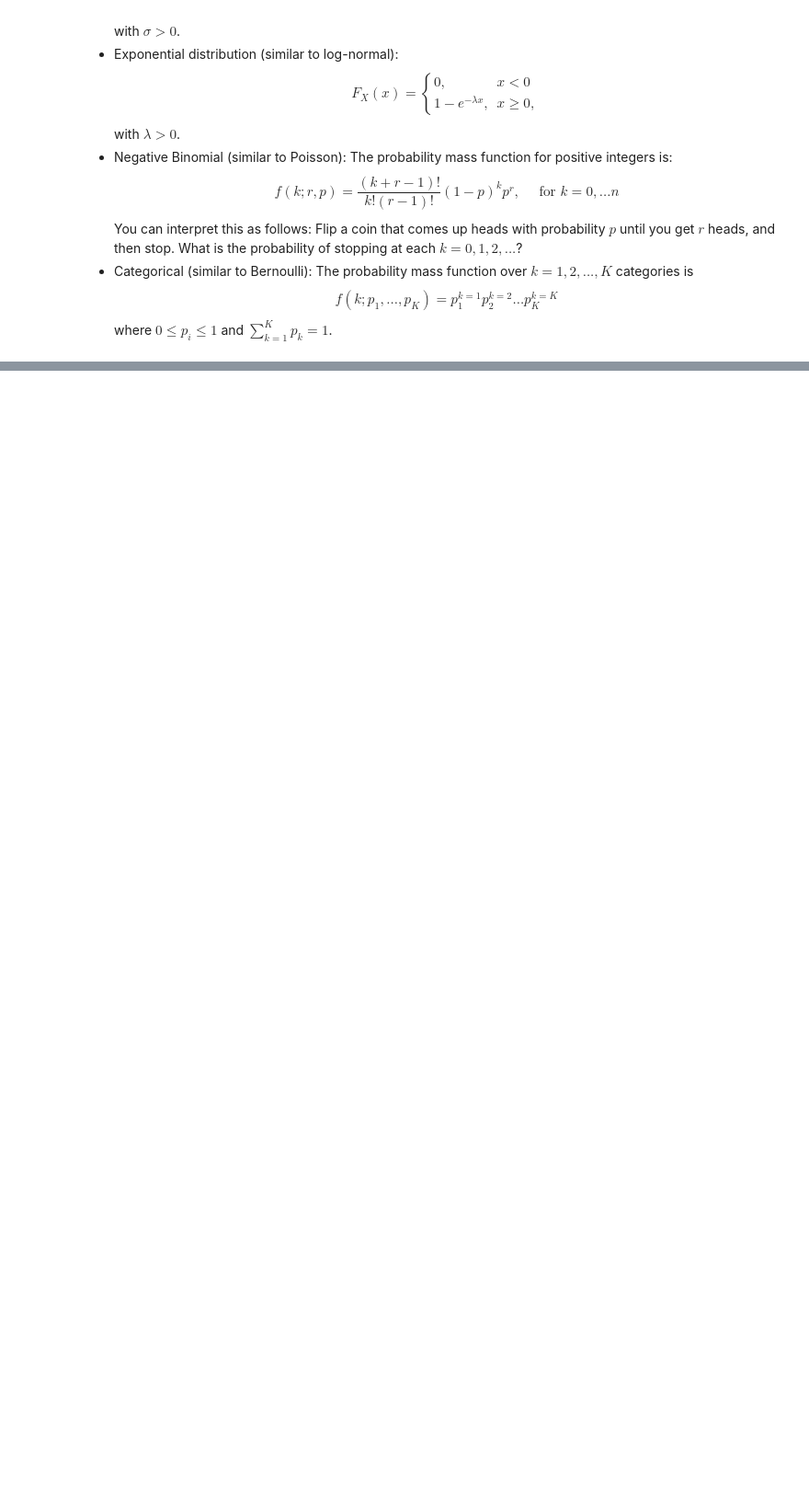
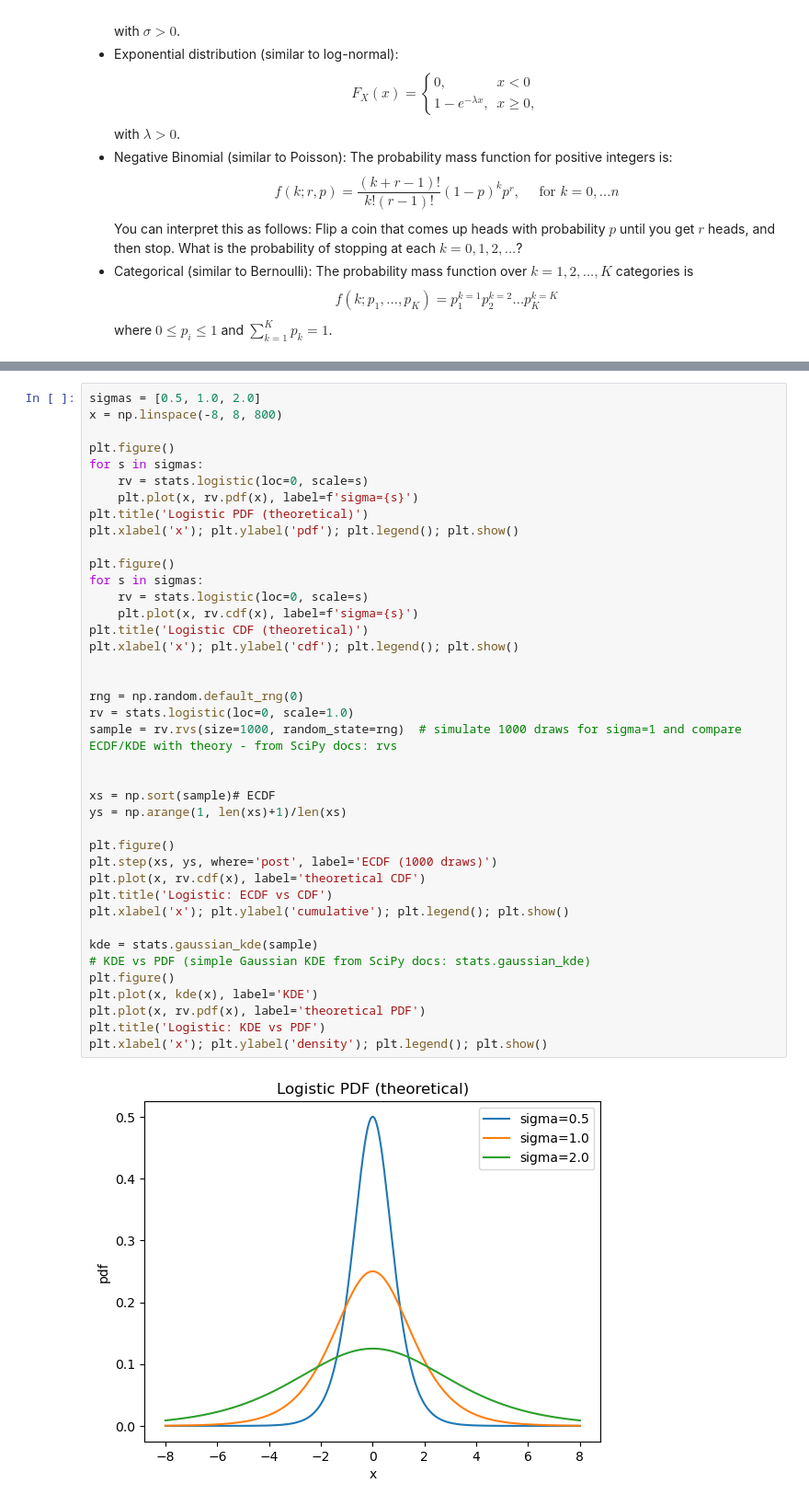
Before and after one commit to Maodougie25/understanding_uncertainty_assignment_6, a Jupyter notebook: assignment_6.ipynb, the cells around one changed output, grey strips where cells are left out. Shown at 92% size. Cells and saved outputs as stored; diff of their text form; blank space fills up the shorter version.

```diff
--- a/assignment_6.ipynb
+++ b/assignment_6.ipynb
@@ -240,0 +250,42 @@ where $0 \le p_i \le 1$ and $ \sum_{k=1}^K p_k = 1$.
+# %%
+sigmas = [0.5, 1.0, 2.0]
+x = np.linspace(-8, 8, 800)
+
+plt.figure()
+for s in sigmas:
+    rv = stats.logistic(loc=0, scale=s)
+    plt.plot(x, rv.pdf(x), label=f'sigma={s}')
+plt.title('Logistic PDF (theoretical)')
+plt.xlabel('x'); plt.ylabel('pdf'); plt.legend(); plt.show()
+
+plt.figure()
+for s in sigmas:
+    rv = stats.logistic(loc=0, scale=s)
+    plt.plot(x, rv.cdf(x), label=f'sigma={s}')
+plt.title('Logistic CDF (theoretical)')
+plt.xlabel('x'); plt.ylabel('cdf'); plt.legend(); plt.show()
+
+
+rng = np.random.default_rng(0)
+rv = stats.logistic(loc=0, scale=1.0)
+sample = rv.rvs(size=1000, random_state=rng)  # simulate 1000 draws for sigma=1 and compare ECDF/KDE with theory - from SciPy docs: rvs
+
+
+xs = np.sort(sample)# ECDF
+ys = np.arange(1, len(xs)+1)/len(xs)
+
+plt.figure()
+plt.step(xs, ys, where='post', label='ECDF (1000 draws)')
+plt.plot(x, rv.cdf(x), label='theoretical CDF')
+plt.title('Logistic: ECDF vs CDF')
+plt.xlabel('x'); plt.ylabel('cumulative'); plt.legend(); plt.show()
+
+kde = stats.gaussian_kde(sample)
+# KDE vs PDF (simple Gaussian KDE from SciPy docs: stats.gaussian_kde)
+plt.figure()
+plt.plot(x, kde(x), label='KDE')
+plt.plot(x, rv.pdf(x), label='theoretical PDF')
+plt.title('Logistic: KDE vs PDF')
+plt.xlabel('x'); plt.ylabel('density'); plt.legend(); plt.show()
+# %% [output]
+[figure, added]
```
Also changed, not shown: parts of 14 cells of this notebook.
